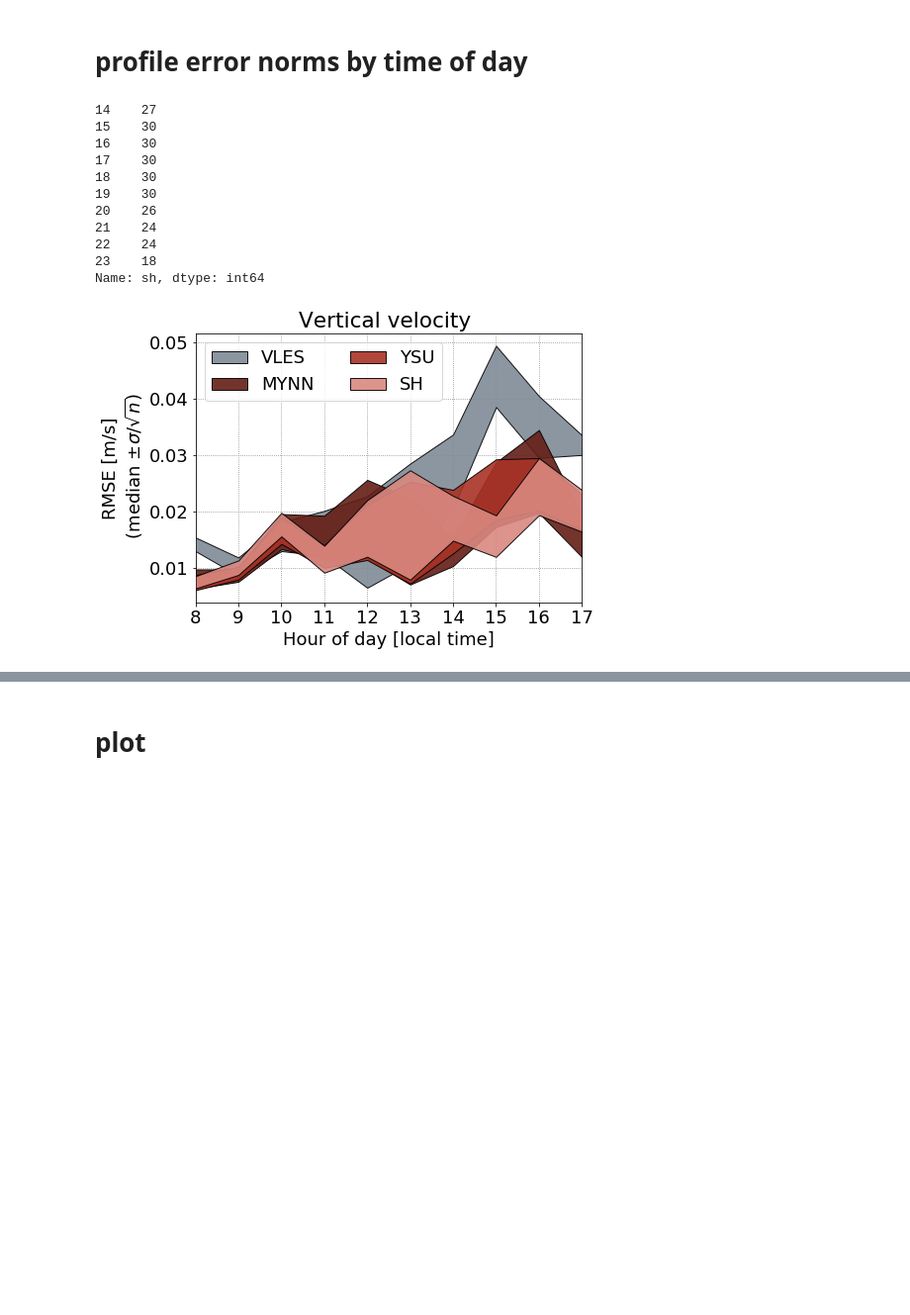
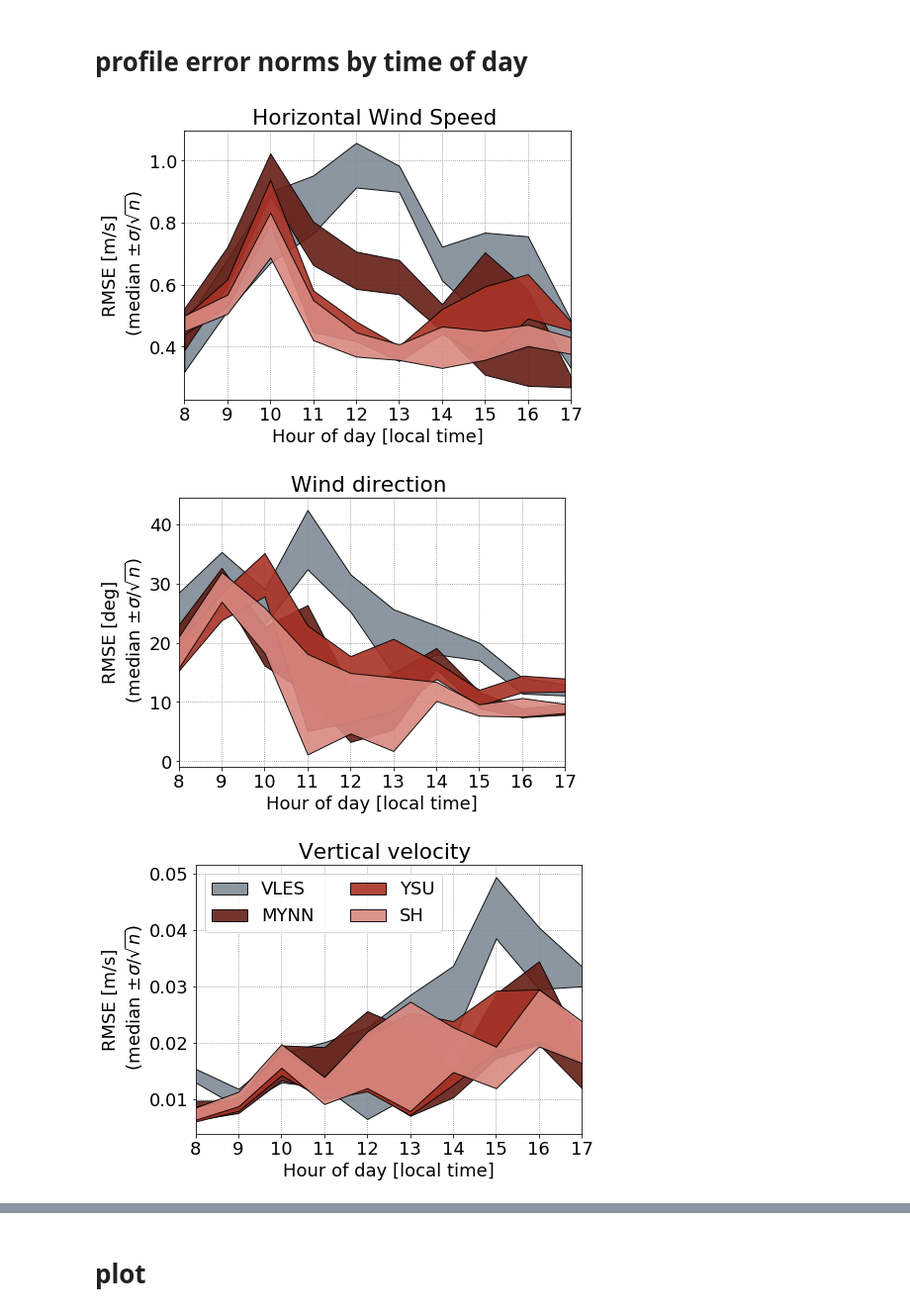
Before and after one commit to dorn1984/xpia, a Jupyter notebook: plot_vertical_profiles_all_sims.ipynb, the cells around one changed output, grey strips where cells are left out. Shown at 99% size. Cells and saved outputs as stored; diff of their text form; code cells hidden in the pictures; blank space fills up the shorter version.

```diff
--- a/plot_vertical_profiles_all_sims.ipynb
+++ b/plot_vertical_profiles_all_sims.ipynb
@@ -199,14 +243,14 @@ will consider VLES, YSU, SH, MYNN points between 23 and 68 (45 pts)
 # %%
 sim = "LES"
 
-fout = os.path.join(inpath,"wd_xymean_profiles_RLES_{0}_pts_by_{0}_pts.nc".format(les_npts))
+fout = os.path.join(proc_path,"wd_xymean_profiles_RLES_{0}_pts_by_{0}_pts.nc".format(les_npts))
 print(fout)
 isfile = glob.glob(fout)
 if len(isfile)!=0:
     wd_profiles = xarray.open_dataarray(fout)
 
 already_had = False
-fout = os.path.join(inpath,"ws_xymean_profiles_RLES_{0}_pts_by_{0}_pts.nc".format(les_npts))
+fout = os.path.join(proc_path,"ws_xymean_profiles_RLES_{0}_pts_by_{0}_pts.nc".format(les_npts))
 print(fout)
 isfile = glob.glob(fout)
 if len(isfile)!=0:
@@ -264,11 +308,11 @@ if not(already_had):
 # check whether we already have norms
 # %%
 for key in norms.keys():
-    fout = "/glade/scratch/doubrawa/post_processing/norms_{0}_{1}_pts_by_{1}_pts.csv".format(key,len(gz_pts))
+    fout = os.path.join(outpath,"norms_{0}_{1}_pts_by_{1}_pts.csv".format(key,len(gz_pts)))
     fout = glob.glob(fout)
     if len(fout)==1:
         norms[key] = pd.read_csv(fout[0], index_col=[0], parse_dates=True)
-    fout = "/glade/scratch/doubrawa/post_processing/rmse_{0}_{1}_pts_by_{1}_pts.csv".format(key,len(gz_pts))
+    fout = os.path.join(outpath,"rmse_{0}_{1}_pts_by_{1}_pts.csv".format(key,len(gz_pts)))
     fout = glob.glob(fout)
     if len(fout)==1:
         rmse[key] = pd.read_csv(fout[0], index_col=[0], parse_dates=True)
@@ -435,7 +430,7 @@ min_error
 |  | vles | mynn | ysu | sh |
 | 2015-03-28 20:00:00 | NaN | NaN | 0.261044 | NaN |
 # %%
-datetime = datetime_min
+datetime = datetime_max
 print(datetime)
 
 data_sims = {}
@@ -488,5 +483,5 @@ for sim in sims:
 # %%
-vars_to_plot = ['ws_filt','wd_filt','w_filt','theta_filt','wT_filt','tke_filt']
+vars_to_plot = ['ws_filt','wd_filt','w_filt','theta_filt','ww_filt','Uw_filt','wT_filt','tke_filt']
 # %%
 gs = gridspec.GridSpec(2, len(vars_to_plot), height_ratios=[1,4])
 
@@ -880,22 +875,8 @@ for var in vars_to_plot+["theta_filt"]:
 # profile error norms by time of day
 # %%
 errordict = rmse
-# %%
-hourly_count[sim]
-# %% [output]
-14    27
-15    30
-16    30
-17    30
-18    30
-19    30
-20    26
-21    24
-22    24
-23    18
-Name: sh, dtype: int64
 # %%
-for var in ["w_filt"]:#vars_to_plot+["theta_filt"]:
+for var in vars_to_plot:
 
     hourly_means   = errordict[var].astype("float").groupby(norms[var].index.hour).mean()
     hourly_medians = errordict[var].astype("float").groupby(norms[var].index.hour).median()
@@ -906,31 +887,33 @@ for var in ["w_filt"]:#vars_to_plot+["theta_filt"]:
     ax  = fig.add_subplot(111)
     ax.grid(color='gray',linestyle=':',axis='both')
 
     for isim,sim in enumerate(hourly_means.columns):
         #         ax.plot(hourly_medians[sim].index,
         #                     hourly_medians[sim].values,
         #                     color=colors[sim], label=sim, ls=lss[sim], lw=3, marker=None,
         #                mec='k',mew=0.5,alpha=0.8)
 
         stdnorm = hourly_std[sim].values/np.sqrt(hourly_count[sim])
         ax.fill_between(hourly_medians[sim].index, hourly_medians[sim].values-stdnorm,
                            hourly_medians[sim].values+stdnorm, facecolor=colors[sim], edgecolor='k',
                        alpha=0.9,zorder=20.0,label=sim.upper())
     #     ax.errorbar(x=hourly_means[sim].index+isim*0.1,
     #                 y=hourly_means[sim].values,
     #                 yerr=hourly_std[sim].values, color=colors[sim], label=sim, ls=lss[sim], lw=3, marker='o')
 
     if var=="w_filt":
         plt.legend(loc=2,ncol=2)
 
     xticks = np.arange(14,24,1)
     ax.set_xlim([8+6,17+6])
     ax.set_xticks(xticks)
     ax.set_xticklabels(["{}".format(ii-6) for ii in xticks])
     ax.set_xlabel("Hour of day [local time]")
     ax.set_ylabel("RMSE {0}".format(units[var])+"\n (median $\pm \sigma/\sqrt{n}$)")
     ax.set_title(labels[var].split('[')[0])
 
     fig.savefig(os.path.join(figpath,"median_rmse_by_hour_{0}.png".format(var)),dpi=300,bbox_inches="tight")
 # %% [output]
-[figure, old version]
+[figure, new version]
+[figure, added]
+[figure, added]
```
Also changed, not shown: parts of 22 cells of this notebook.
